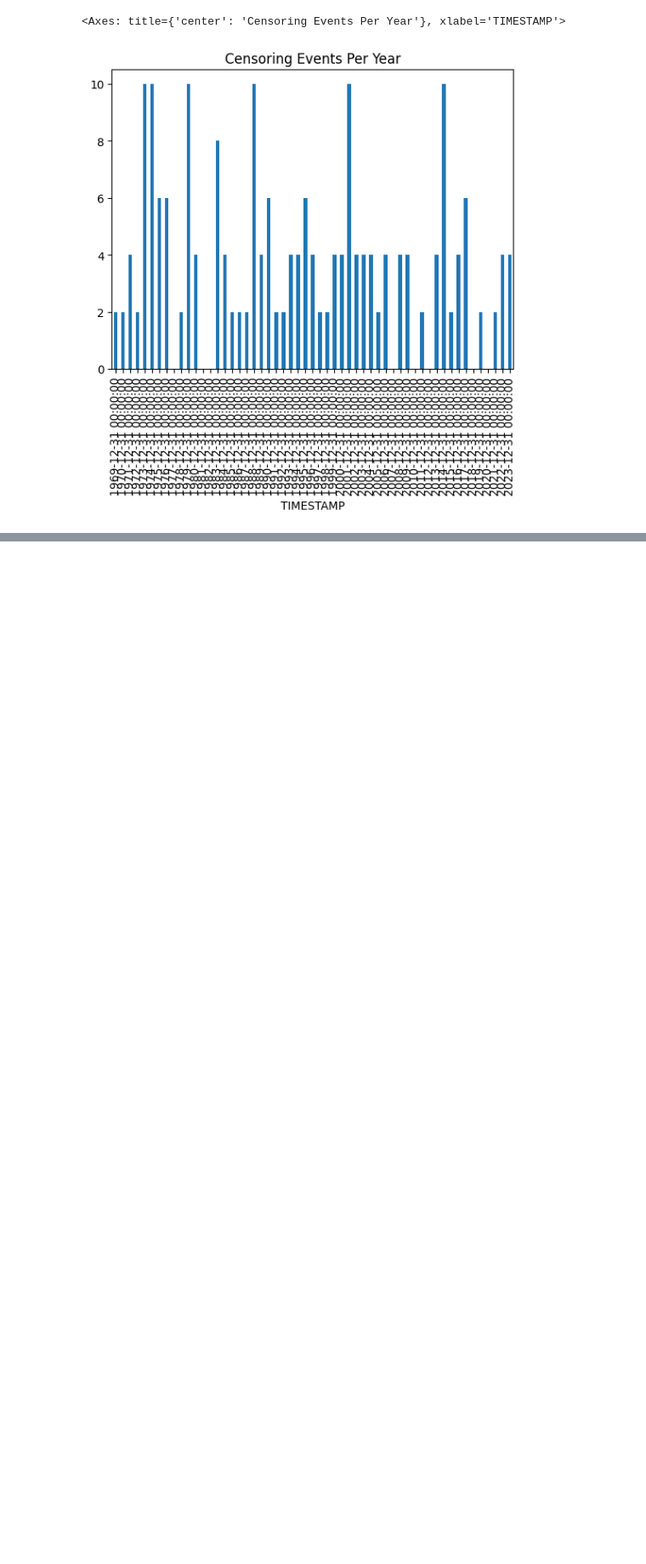
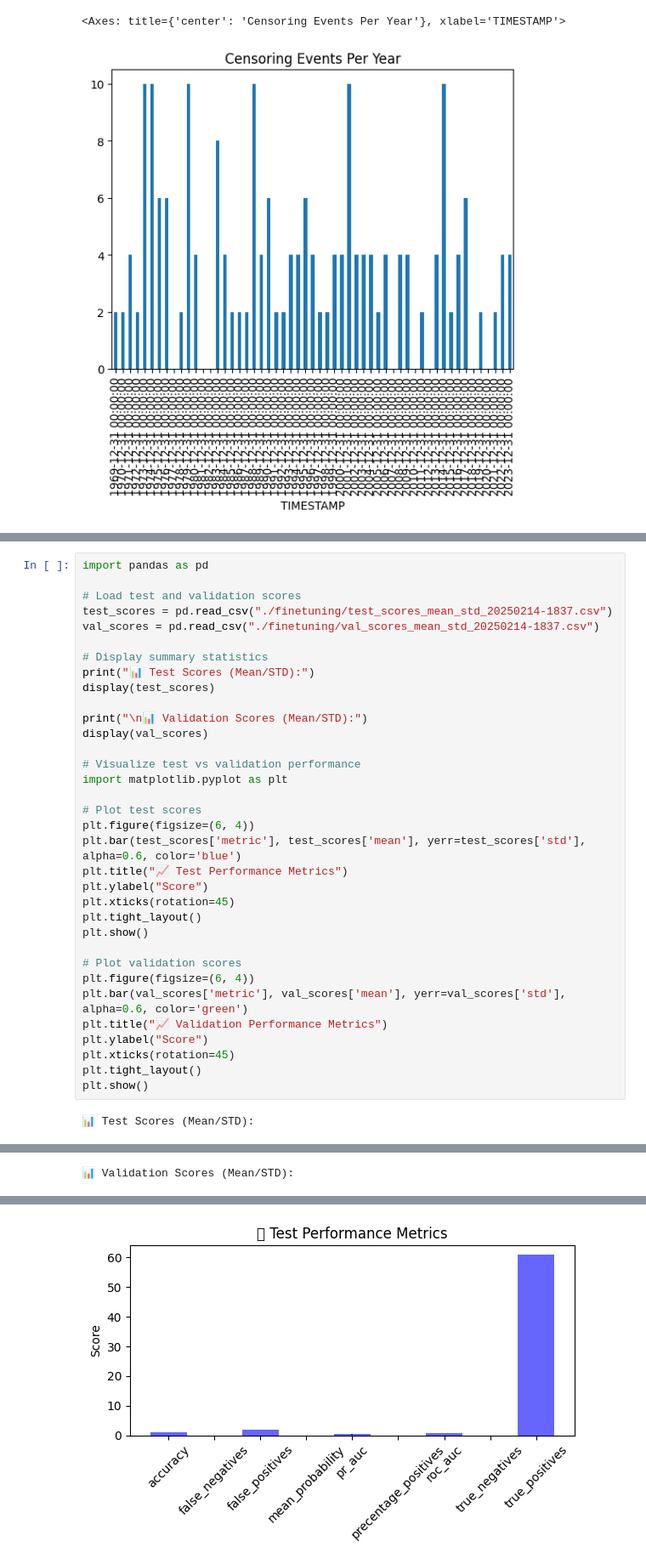
Before and after one commit to MathildeBS1/EHR, a Jupyter notebook: EDA.ipynb, the cells around one changed output, grey strips where cells are left out. Shown: that part at 85% size. Cells and saved outputs as stored; diff of their text form; blank space fills up the shorter version.

```diff
--- a/EDA.ipynb
+++ b/EDA.ipynb
@@ -391,0 +518,36 @@ censor_df.set_index('TIMESTAMP').resample('YE').size().plot(kind='bar', title='C
+# %%
+import pandas as pd
+
+# Load test and validation scores
+test_scores = pd.read_csv("./finetuning/test_scores_mean_std_20250214-1837.csv")
+val_scores = pd.read_csv("./finetuning/val_scores_mean_std_20250214-1837.csv")
+
+# Display summary statistics
+print("📊 Test Scores (Mean/STD):")
+display(test_scores)
+
+print("\n📊 Validation Scores (Mean/STD):")
+display(val_scores)
+
+# Visualize test vs validation performance
+import matplotlib.pyplot as plt
+
+# Plot test scores
+plt.figure(figsize=(6, 4))
+plt.bar(test_scores['metric'], test_scores['mean'], yerr=test_scores['std'], alpha=0.6, color='blue')
+plt.title("📈 Test Performance Metrics")
+plt.ylabel("Score")
+plt.xticks(rotation=45)
+plt.tight_layout()
+plt.show()
+
+# Plot validation scores
+plt.figure(figsize=(6, 4))
+plt.bar(val_scores['metric'], val_scores['mean'], yerr=val_scores['std'], alpha=0.6, color='green')
+plt.title("📈 Validation Performance Metrics")
+plt.ylabel("Score")
+plt.xticks(rotation=45)
+plt.tight_layout()
+plt.show()
+# %% [output]
+📊 Test Scores (Mean/STD):
@@ -391,0 +564 @@ censor_df.set_index('TIMESTAMP').resample('YE').size().plot(kind='bar', title='C
+📊 Validation Scores (Mean/STD):
@@ -391,0 +575 @@ censor_df.set_index('TIMESTAMP').resample('YE').size().plot(kind='bar', title='C
+[figure, added]
```
Also changed, not shown: parts of 6 cells of this notebook.
